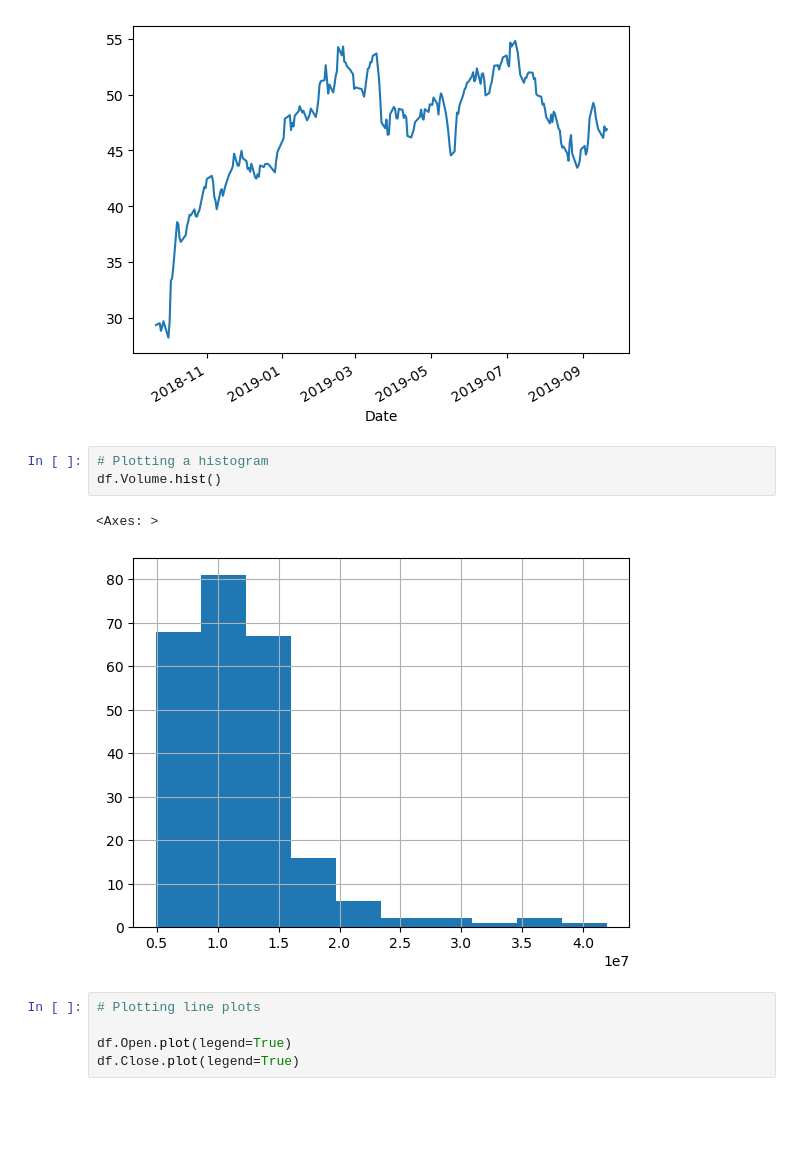
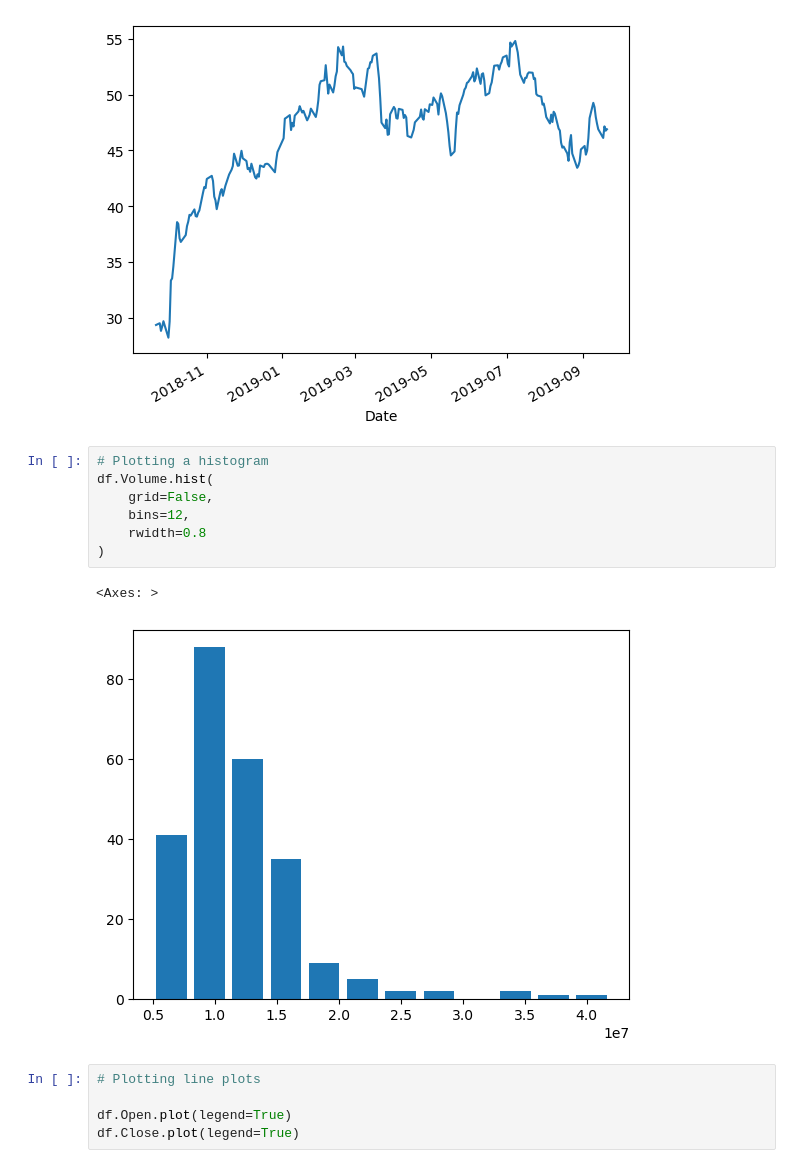
Before and after one commit to pedrohfm/dsnp, a Jupyter notebook: analise-dados-e-pandas/visualizando-dados.ipynb, the cells around one changed output. Saved outputs shown, nothing was run; the diff lists cells and outputs as text; blank space fills up the shorter version.

Commit message:
rwidth in histogram

```diff
--- a/analise-dados-e-pandas/visualizando-dados.ipynb
+++ b/analise-dados-e-pandas/visualizando-dados.ipynb
@@ -49,10 +49,14 @@ df.Low.plot()
 [figure]
 # %%
 # Plotting a histogram
-df.Volume.hist()
+df.Volume.hist(
+    grid=False,
+    bins=12,
+    rwidth=0.8
+)
 # %% [output]
 <Axes: >
-[figure, old version]
+[figure, new version]
 # %%
 # Plotting line plots
 
```
